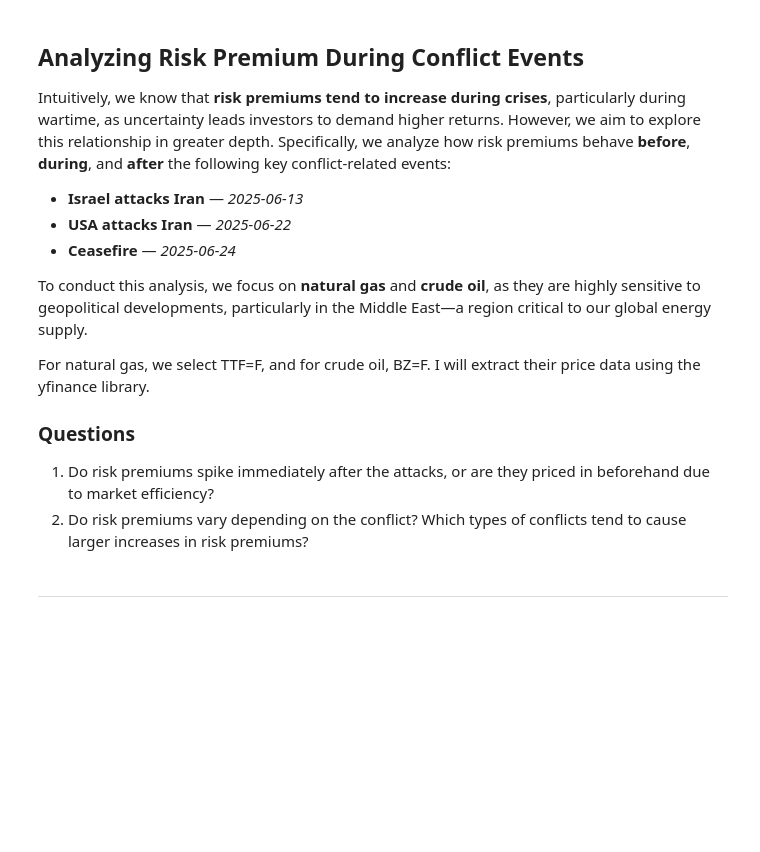
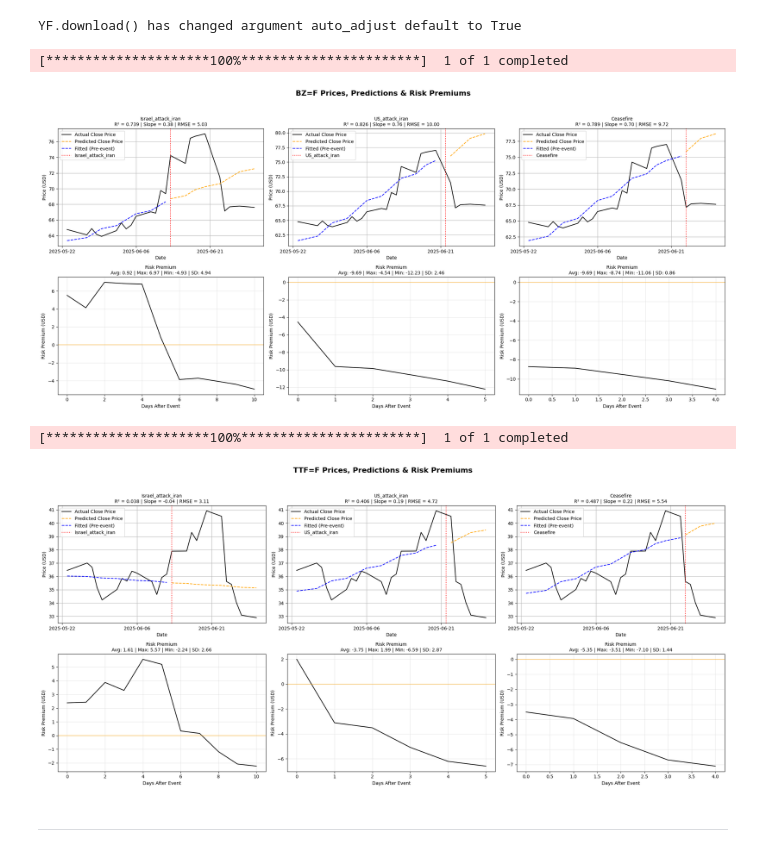
Before and after one commit to jinsh3ng/Israel-Iran-Risk-Premium-Analysis, a Jupyter notebook: main.ipynb, the cells around one changed output. Drawn from its saved outputs; the diff is of its cells as text; code cells hidden in the pictures; blank space fills up the shorter version.

```diff
--- a/main.ipynb
+++ b/main.ipynb
@@ -1,18 +1,13 @@
-# %% [markdown]
-## Analyzing Risk Premium During Conflict Events
-
-Intuitively, we know that **risk premiums tend to increase during crises**, particularly during wartime, as uncertainty leads investors to demand higher returns. However, we aim to explore this relationship in greater depth. Specifically, we analyze how risk premiums behave **before**, **during**, and **after** the following key conflict-related events:
-
-- **Israel attacks Iran** — *2025-06-13*
-- **USA attacks Iran** — *2025-06-22*
-- **Ceasefire** — *2025-06-24*
-
-To conduct this analysis, we focus on **natural gas** and **crude oil**, as they are highly sensitive to geopolitical developments, particularly in the Middle East—a region critical to our global energy supply.
-
-For natural gas, we select TTF=F, and for crude oil, BZ=F. I will extract their price data using the yfinance library.
-
-### Questions
-1. Do risk premiums spike immediately after the attacks, or are they priced in beforehand due to market efficiency?
-2. Do risk premiums vary depending on the conflict? Which types of conflicts tend to cause larger increases in risk premiums?
+# %%
+from src.analyze_conflict import analyze_and_plot
+tickers = ["BZ=F", "TTF=F"]
+for i in tickers:
+    df,fig = analyze_and_plot(i, 21)
+# %% [output]
+YF.download() has changed argument auto_adjust default to True
+[*********************100%***********************]  1 of 1 completed
+[figure, added]
+[*********************100%***********************]  1 of 1 completed
+[figure, added]
 # %% [markdown]
 ***
```
Also changed, not shown: parts of 6 cells of this notebook.
